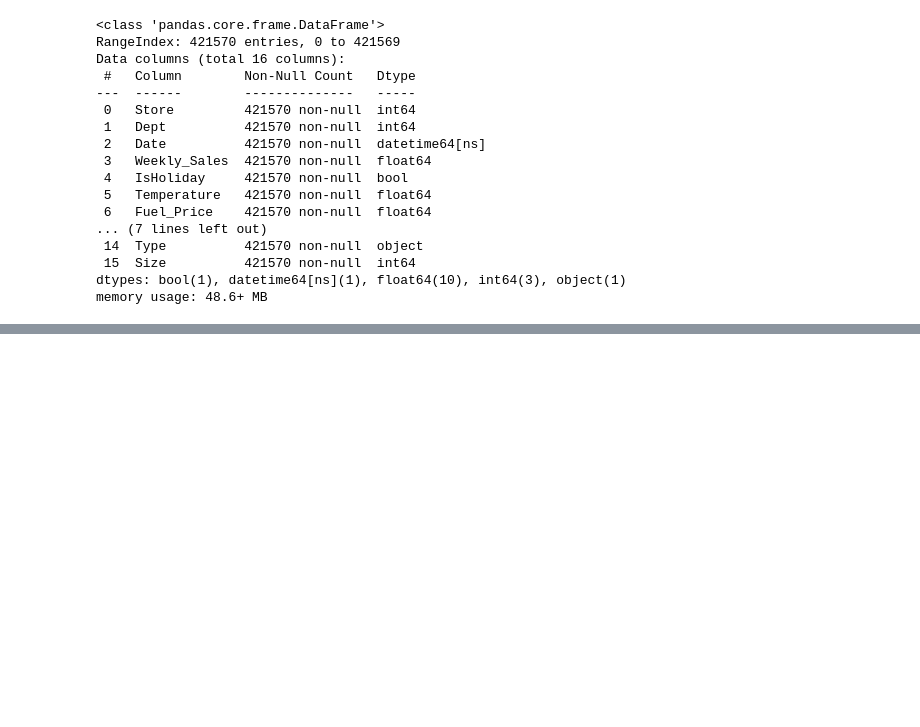
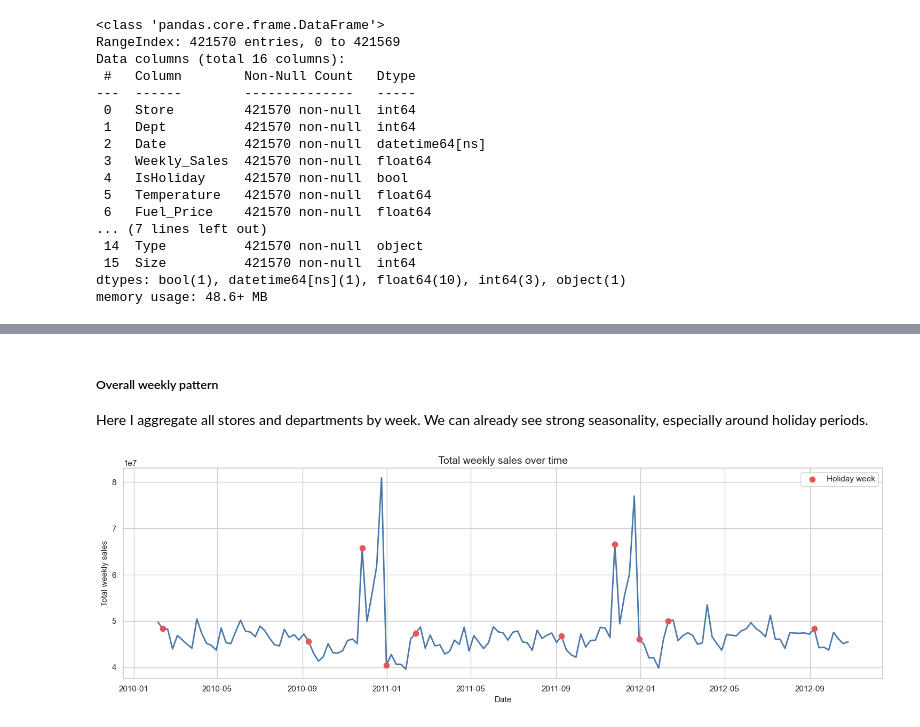
Before and after one commit to ZukaCS/ML_FINAL_PROJECT, a Jupyter notebook: eda.ipynb, the cells around one changed output, grey strips where cells are left out. Saved outputs shown, nothing was run; the diff lists cells and outputs as text; code cells hidden in the pictures; blank space fills up the shorter version.

```diff
--- a/eda.ipynb
+++ b/eda.ipynb
@@ -137,0 +222,26 @@ dtype: float64
+# %% [markdown]
+##### Overall weekly pattern
+Here I aggregate all stores and departments by week. We can already see strong seasonality, especially around holiday periods.
+# %%
+weekly_sales = (
+    df.groupby("Date", as_index=False)
+      .agg(Weekly_Sales=("Weekly_Sales", "sum"), IsHoliday=("IsHoliday", "max"))
+)
+
+fig, ax = plt.subplots(figsize=(15, 5))
+ax.plot(weekly_sales["Date"], weekly_sales["Weekly_Sales"], color="#4C78A8", linewidth=2)
+
+holiday_weeks = weekly_sales[weekly_sales["IsHoliday"]]
+ax.scatter(
+    holiday_weeks["Date"], holiday_weeks["Weekly_Sales"],
+    color="#E45756", s=55, label="Holiday week", zorder=3
+)
+
+ax.set_title("Total weekly sales over time")
+ax.set_xlabel("Date")
+ax.set_ylabel("Total weekly sales")
+ax.legend()
+plt.tight_layout()
+plt.show()
+# %% [output]
+[figure, added]
```
Also changed, not shown: parts of 33 cells of this notebook.
